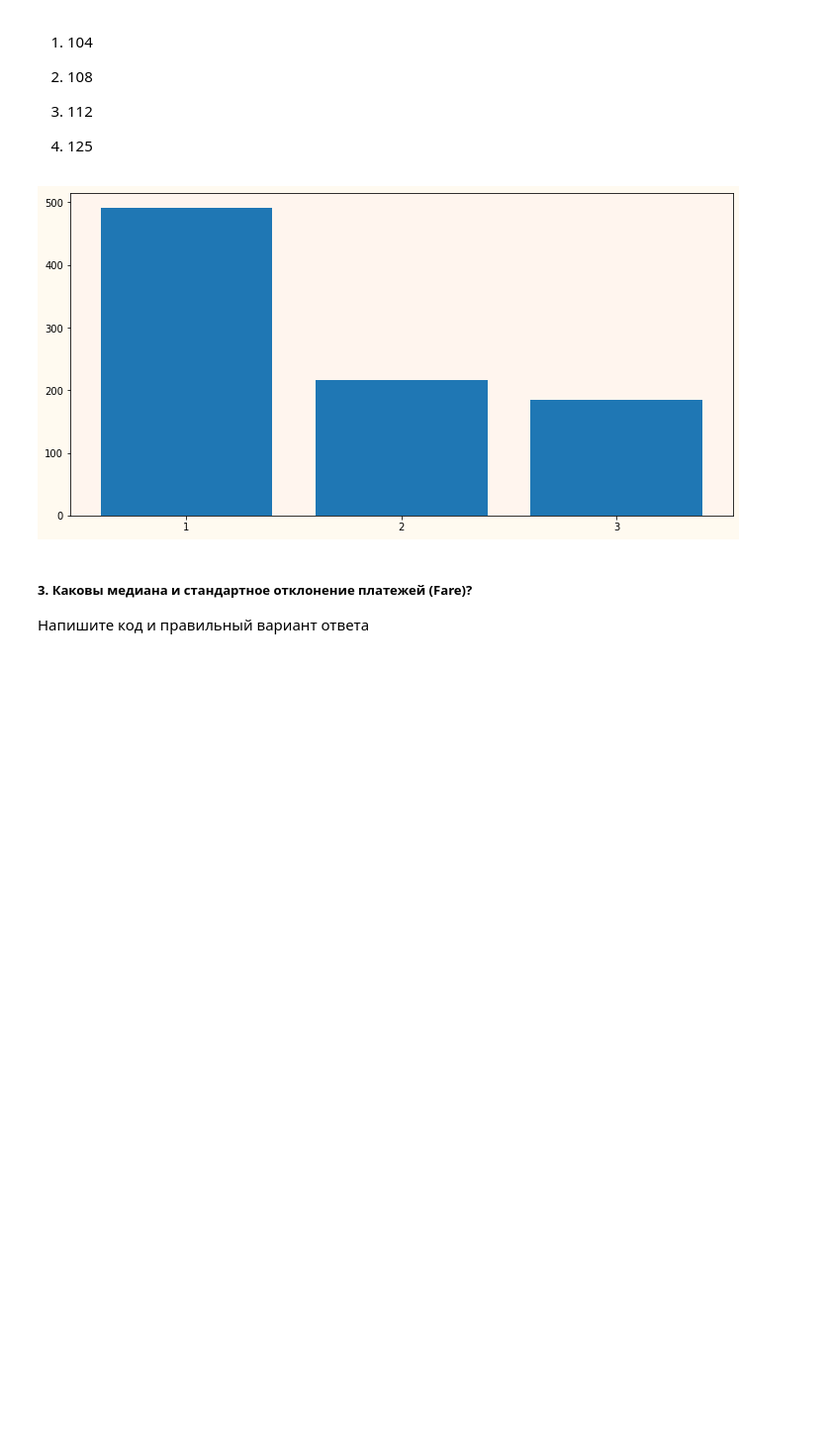
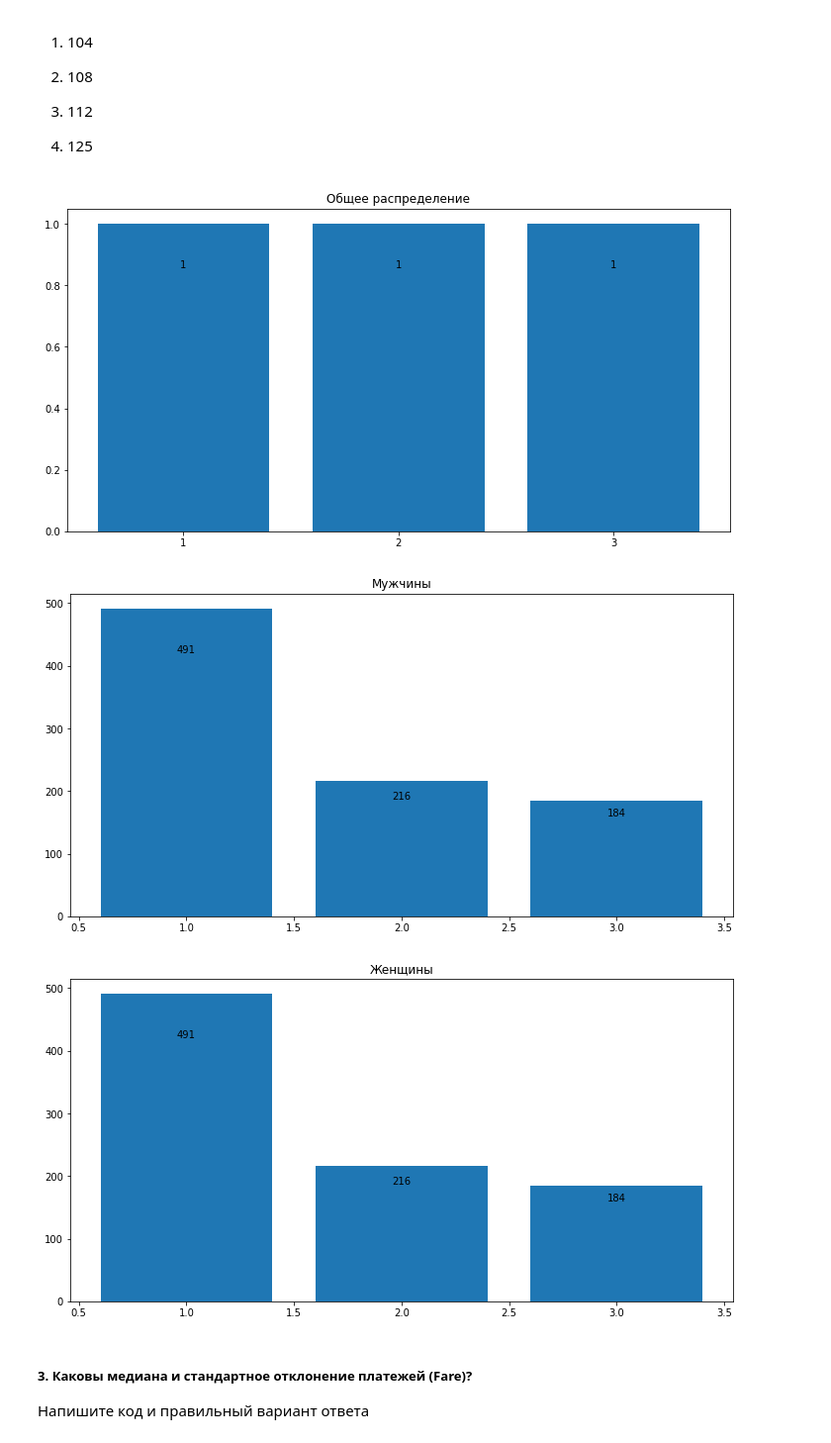
Before and after one commit to Breakdown08/jupyter, a Jupyter notebook: ЛР №1 - Python и визуалилизация данных.ipynb, the cells around one changed output. Shown: that part at 99% size. Saved outputs shown, nothing was run; the diff lists cells and outputs as text; code cells hidden in the pictures; blank space fills up the shorter version.

```diff
--- a/ЛР №1 - Python и визуалилизация данных.ipynb
+++ b/ЛР №1 - Python и визуалилизация данных.ipynb
@@ -50,24 +50,48 @@ print('Вариант ответа - 4')
 3) 112
 
 4) 125
-# %%
-#ваш код здесь
-total_pclass = dict(Counter(df.Pclass))               #всего значений
-x = np.arange(1,len(total_pclass)+1)                  #ось X
-y = total_pclass.values()                             #ось Y
-
-fig, ax = plt.subplots()                              #Иницализация графика
-ax.xaxis.set_major_locator(MaxNLocator(integer=True)) #Установка целых чисел оси X
-ax.bar(x, y)                                          #Инициализация осей
-
-ax.set_facecolor('seashell')                          #Цвет гистограммы
-fig.set_facecolor('floralwhite')                      #Цвет фона
-fig.set_figwidth(12)                                  #ширина фигуры
-fig.set_figheight(6)                                  #высота фигуры
-
-plt.show()
-# %% [output]
-[figure, removed]
+# %%
+def autolabel(axis_x, labels=None, height_factor=1.01): #функция расстановки меток
+    for i, rect in enumerate(axis_x.patches):
+        height = rect.get_height()
+        if labels is not None:
+            try:
+                label = labels[i]
+            except (TypeError, KeyError):
+                label = ' '
+        else:
+            label = '%d' % int(height)
+        axis_x.text(rect.get_x() + rect.get_width()/2., height_factor*height,
+                '{}'.format(label),
+                ha='center', va='bottom')
+
+#ваш код здесь
+total_pclass = dict(Counter(df.Pclass)).values()               #всего значений
+x = np.arange(1,len(total_pclass)+1)                  #ось X
+y = dict(Counter(df.filter(items=['Pclass']))).values()                             #ось Y
+yMen = dict(Counter(df.Pclass)).values()                             #ось Y
+yWomen = dict(Counter(df.Pclass)).values()                             #ось Y
+fig, ax = plt.subplots()                              #Иницализация графика
+figMen, axMen = plt.subplots()                        #Иницализация графика
+figWomen, axWomen = plt.subplots()                    #Иницализация графика
+ax.xaxis.set_major_locator(MaxNLocator(integer=True)) #Установка целых чисел оси X
+ax.bar(x, y)                                          #Инициализация осей
+axMen.bar(x, yMen)                                       #Инициализация осей
+axWomen.bar(x, yWomen)                                     #Инициализация осей
+ax.title.set_text('Общее распределение')
+axMen.title.set_text('Мужчины')
+axWomen.title.set_text('Женщины')
+fig.set_figwidth(12);figMen.set_figwidth(12);figWomen.set_figwidth(12)#ширина фигуры
+fig.set_figheight(6);figMen.set_figheight(6); figWomen.set_figheight(6)#высота фигуры
+
+autolabel(ax,height_factor=0.85)
+autolabel(axMen,height_factor=0.85)
+autolabel(axWomen,height_factor=0.85)
+plt.show()
+# %% [output]
+[figure, added]
+[figure, added]
+[figure, added]
 # %% [markdown]
 #####  3. Каковы медиана и стандартное отклонение платежей (Fare)?
 
```
